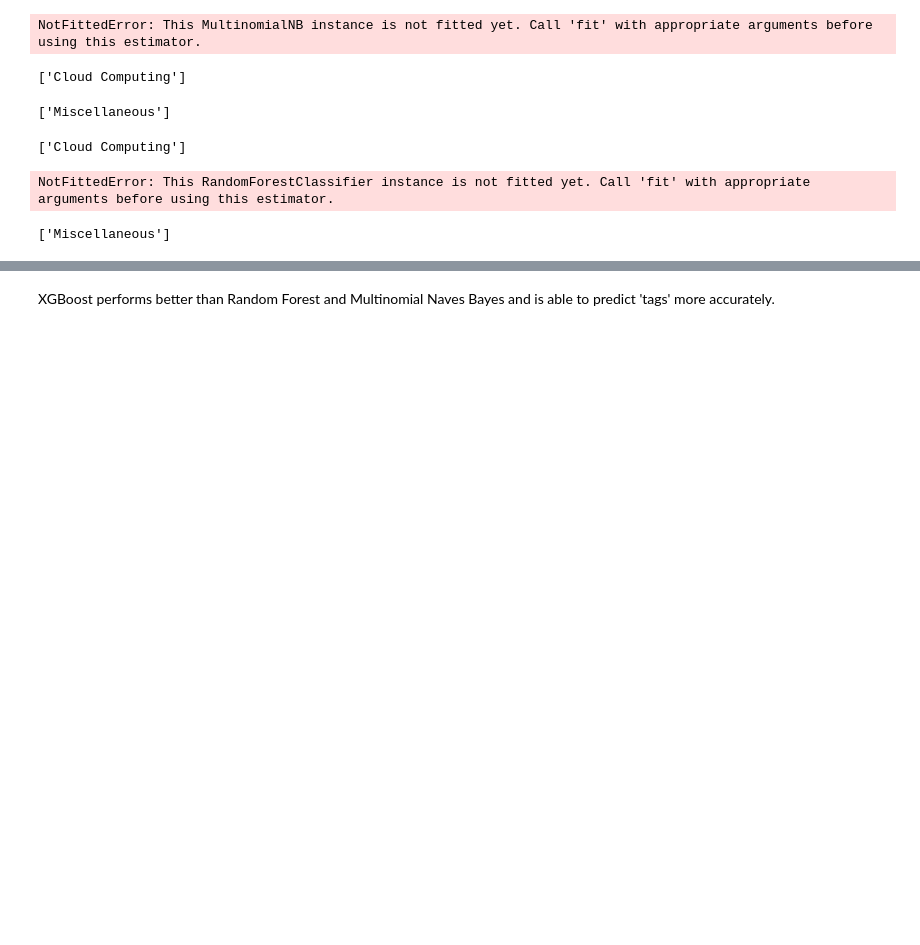
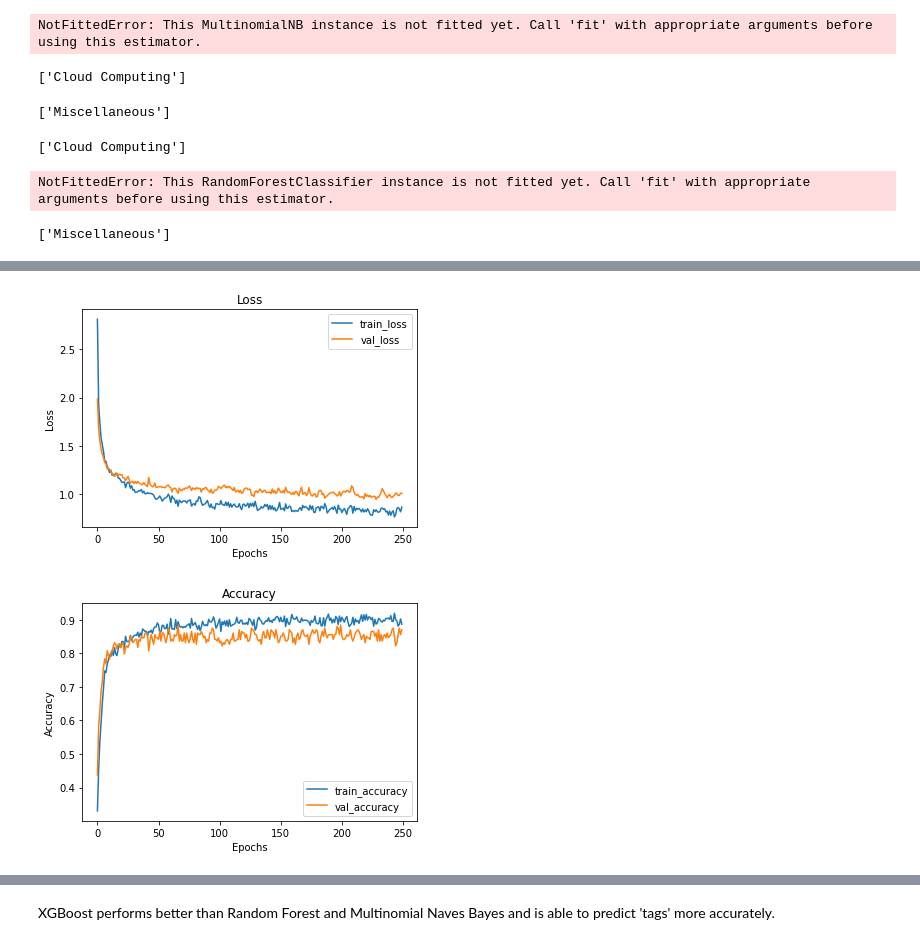
Before and after one commit to FREDRICKKYEKI/Moringa-AI-Chatbot, a Jupyter notebook: chunk_Dennis/Final Modeling.ipynb, the cells around one changed output, grey strips where cells are left out. Saved outputs shown, nothing was run; the diff lists cells and outputs as text; code cells hidden in the pictures; blank space fills up the shorter version.

```diff
--- a/chunk_Dennis/Final Modeling.ipynb
+++ b/chunk_Dennis/Final Modeling.ipynb
@@ -797,0 +1090,30 @@ print(pred)
+# %%
+from tensorflow.keras.layers import Dropout
+from tensorflow.keras import regularizers
+
+# input_dim is the number of features in your input data
+input_dim = len(QnA_words)
+
+# Create a Sequential model
+model_2_reg = Sequential()
+
+# Add a Dense layer with L2 regularization and ReLU activation
+model_2_reg.add(Dense(128, input_dim=input_dim, activation='relu', kernel_regularizer=regularizers.l2(0.01)))
+
+# Add a Dropout layer for regularization
+model_2_reg.add(Dropout(0.7))
+
+# Add another Dense layer with L2 regularization and ReLU activation
+model_2_reg.add(Dense(64, activation='relu', kernel_regularizer=regularizers.l2(0.01)))
+
+# Add a Dropout layer for regularization
+model_2_reg.add(Dropout(0.5))
+
+# Output layer
+model_2_reg.add(Dense(len(classes), activation='softmax'))
+
+# Compile the model
+model_2_reg.compile(loss='categorical_crossentropy', optimizer='adam', metrics=['accuracy'])
+
+# Train the model with regularization
+model_2_reg_results = model_2_reg.fit(QnA_trainX, QnA_trainY, epochs=250, batch_size=5, verbose=1, validation_split=0.2)
@@ -797,0 +1138,5 @@ print(pred)
+# %%
+visualize_training_results(model_2_reg_results)
+# %% [output]
+[figure, added]
+[figure, added]
```
Also changed, not shown: parts of 48 cells of this notebook, 4 other files.
